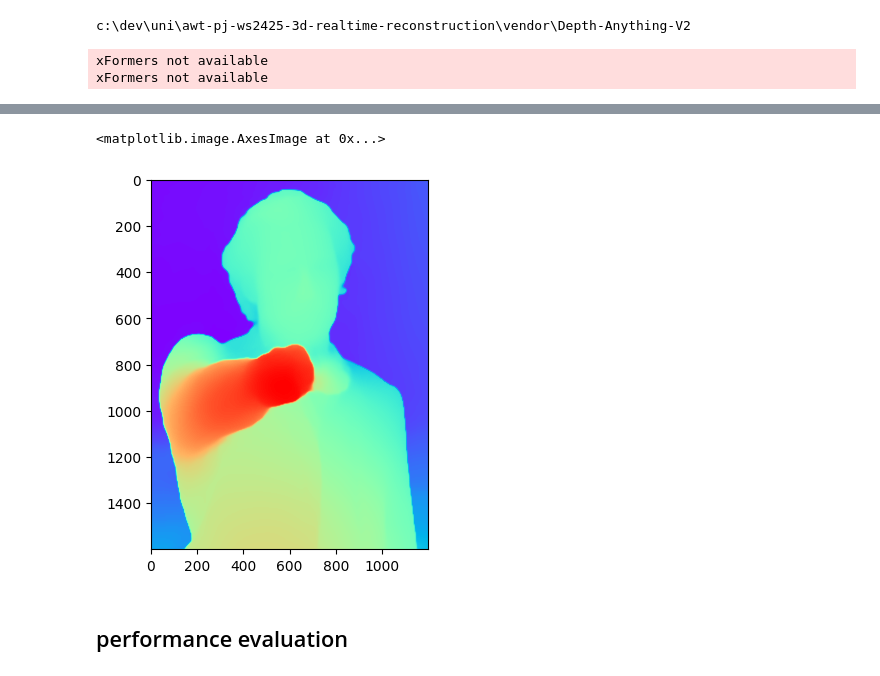
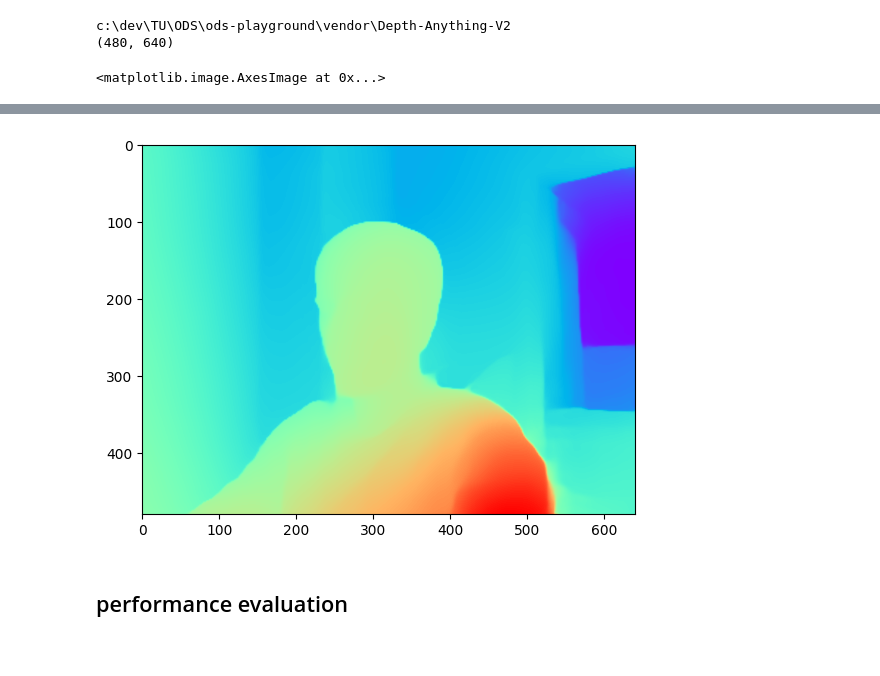
Before and after one commit to aalolexx/awt-pj-ws2425-3d-realtime-reconstruction, a Jupyter notebook: notebooks/PCTester.ipynb, the cells around one changed output, grey strips where cells are left out. Saved outputs shown, nothing was run; the diff lists cells and outputs as text; code cells hidden in the pictures.

Commit message:
create point cloud out of webcam frame

```diff
--- a/notebooks/PCTester.ipynb
+++ b/notebooks/PCTester.ipynb
@@ -24,14 +24,11 @@ import sys
 sys.path.append('../')
 from pipeline.components.pc_generator.DepthEstimator import DepthEstimator
 
-temp_img = cv2.imread("../assets/mc.jpg")
-temp_img = cv2.cvtColor(temp_img, cv2.COLOR_BGR2RGB)
-
 depth_estimator = DepthEstimator()
-depth = depth_estimator.predict(temp_img) #frame_rgb)
+depth = depth_estimator.predict(frame_rgb)
 print(depth.shape)
 plt.imshow(depth, cmap='rainbow')
 # %% [output]
-c:\dev\uni\awt-pj-ws2425-3d-realtime-reconstruction\vendor\Depth-Anything-V2
+c:\dev\TU\ODS\ods-playground\vendor\Depth-Anything-V2
+(480, 640)
-xFormers not available
-xFormers not available
+<matplotlib.image.AxesImage at 0x...>
@@ -40,5 +35,4 @@ WARNING: CUDA is not available, using CPU instead.
-<matplotlib.image.AxesImage at 0x...>
-[figure, old version]
+[figure, new version]
 # %% [markdown]
 ## performance evaluation
 # %%
```
Also changed, not shown: parts of 4 cells of this notebook, 1 other file.
